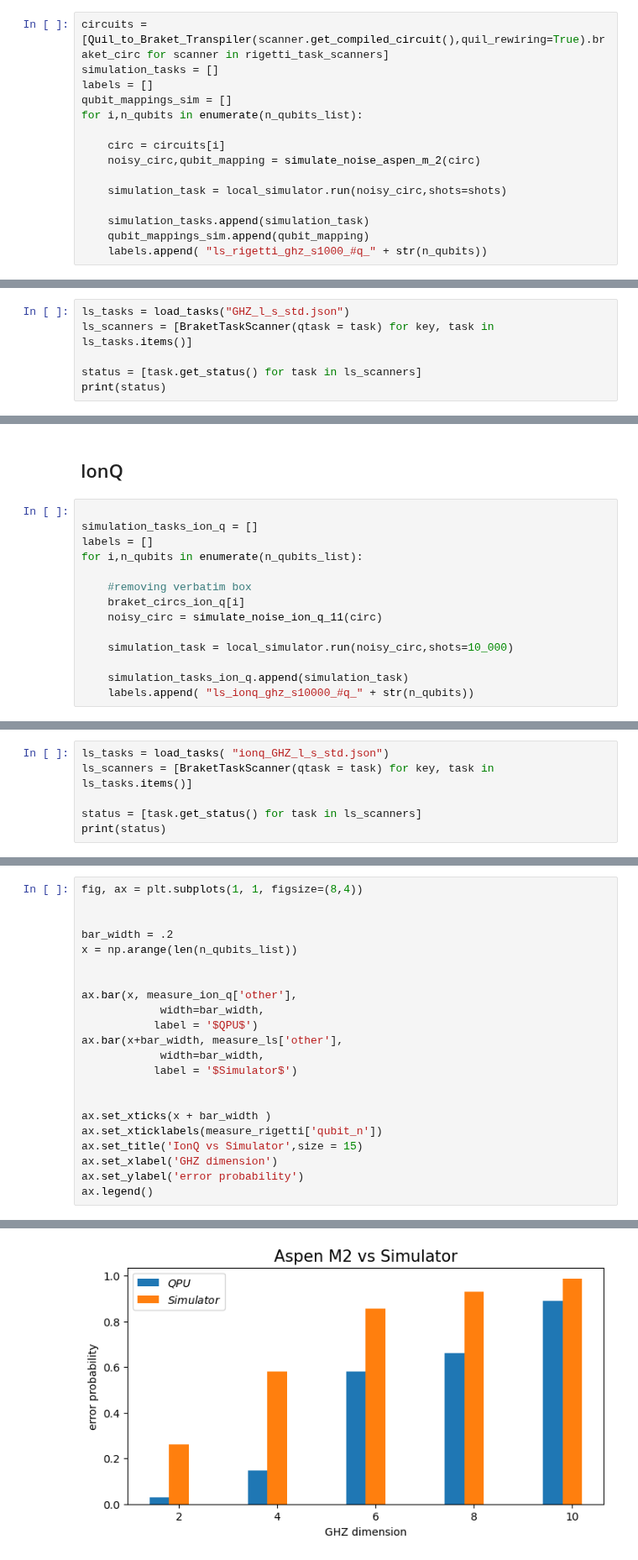
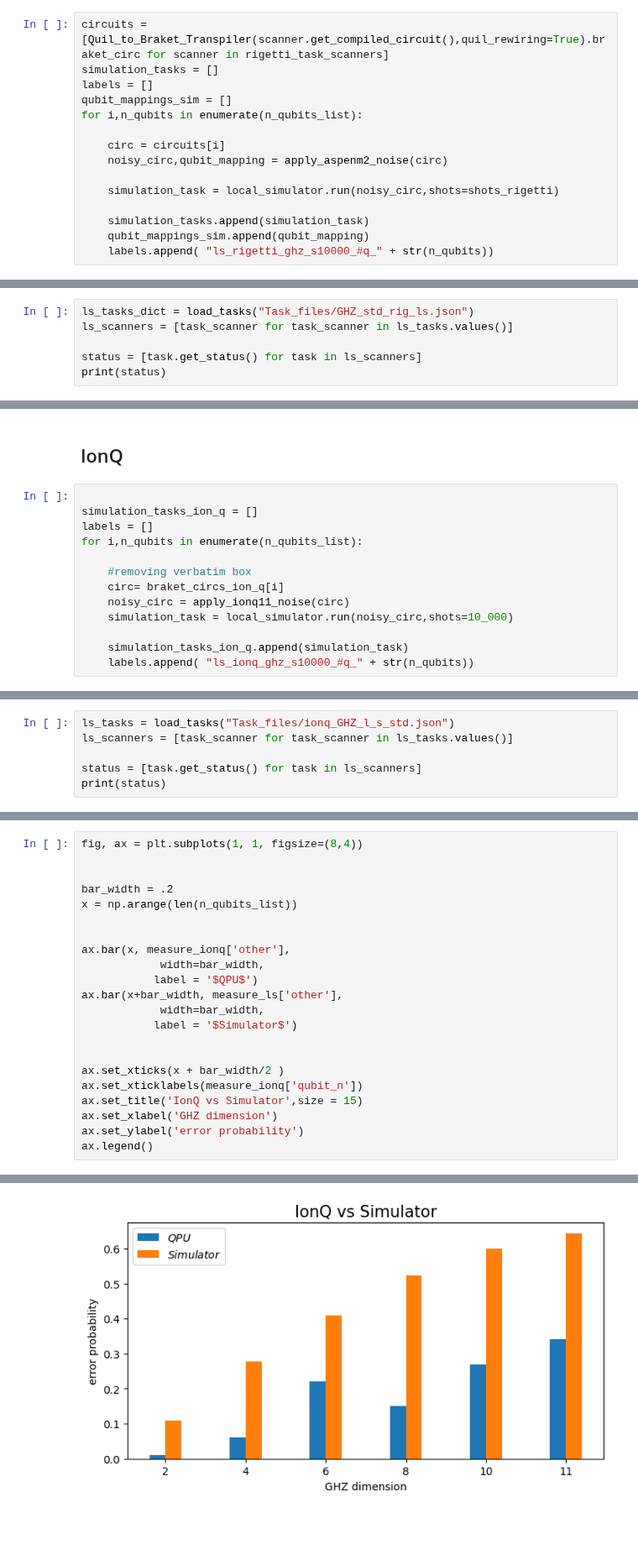
Before and after one commit to SwgAnno/QBench, a Jupyter notebook: RIGETTI VS IONQ/GHZ_standard_bench.ipynb, the cells around one changed output, grey strips where cells are left out. Shown at 84% size. Saved outputs shown, nothing was run; the diff lists cells and outputs as text; blank space fills up the shorter version.

```diff
--- a/RIGETTI VS IONQ/GHZ_standard_bench.ipynb
+++ b/RIGETTI VS IONQ/GHZ_standard_bench.ipynb
@@ -383,10 +407,10 @@ qubit_mappings_sim = []
 for i,n_qubits in enumerate(n_qubits_list):
 
     circ = circuits[i]
-    noisy_circ,qubit_mapping = simulate_noise_aspen_m_2(circ)
+    noisy_circ,qubit_mapping = apply_aspenm2_noise(circ)
 
-    simulation_task = local_simulator.run(noisy_circ,shots=shots)
+    simulation_task = local_simulator.run(noisy_circ,shots=shots_rigetti)
 
     simulation_tasks.append(simulation_task)
     qubit_mappings_sim.append(qubit_mapping)
-    labels.append( "ls_rigetti_ghz_s1000_#q_" + str(n_qubits))
+    labels.append( "ls_rigetti_ghz_s10000_#q_" + str(n_qubits))
@@ -395,6 +426,6 @@ dump_tasks(simulation_tasks, labels, filename = "GHZ_l_s_std.json")
 # %%
-ls_tasks = load_tasks("GHZ_l_s_std.json")
-ls_scanners = [BraketTaskScanner(qtask = task) for key, task in ls_tasks.items()]
+ls_tasks_dict = load_tasks("Task_files/GHZ_std_rig_ls.json")
+ls_scanners = [task_scanner for task_scanner in ls_tasks.values()]
 
 status = [task.get_status() for task in ls_scanners]
 print(status)
@@ -489,9 +520,8 @@ labels = []
 for i,n_qubits in enumerate(n_qubits_list):
 
     #removing verbatim box
-    braket_circs_ion_q[i]
-    noisy_circ = simulate_noise_ion_q_11(circ)
-
+    circ= braket_circs_ion_q[i]
+    noisy_circ = apply_ionq11_noise(circ)
     simulation_task = local_simulator.run(noisy_circ,shots=10_000)
 
     simulation_tasks_ion_q.append(simulation_task)
@@ -501,6 +544,6 @@ dump_tasks(simulation_tasks_ion_q, labels, filename = "ionq_GHZ_l_s_std.json")
 # %%
-ls_tasks = load_tasks( "ionq_GHZ_l_s_std.json")
-ls_scanners = [BraketTaskScanner(qtask = task) for key, task in ls_tasks.items()]
+ls_tasks = load_tasks("Task_files/ionq_GHZ_l_s_std.json")
+ls_scanners = [task_scanner for task_scanner in ls_tasks.values()]
 
 status = [task.get_status() for task in ls_scanners]
 print(status)
@@ -561,25 +607,25 @@ ax.legend()
 # %%
 fig, ax = plt.subplots(1, 1, figsize=(8,4))
 
 
 bar_width = .2
 x = np.arange(len(n_qubits_list))
 
 
-ax.bar(x, measure_ion_q['other'],
+ax.bar(x, measure_ionq['other'],
             width=bar_width,
            label = '$QPU$')
 ax.bar(x+bar_width, measure_ls['other'],
             width=bar_width,
            label = '$Simulator$')
 
 
-ax.set_xticks(x + bar_width )
-ax.set_xticklabels(measure_rigetti['qubit_n'])
+ax.set_xticks(x + bar_width/2 )
+ax.set_xticklabels(measure_ionq['qubit_n'])
 ax.set_title('IonQ vs Simulator',size = 15)
 ax.set_xlabel('GHZ dimension')
 ax.set_ylabel('error probability')
 ax.legend()
 # %% [output]
 <matplotlib.legend.Legend at 0x...>
-[figure, old version]
+[figure, new version]
```
Also changed, not shown: parts of 35 cells of this notebook, 30 other files.
